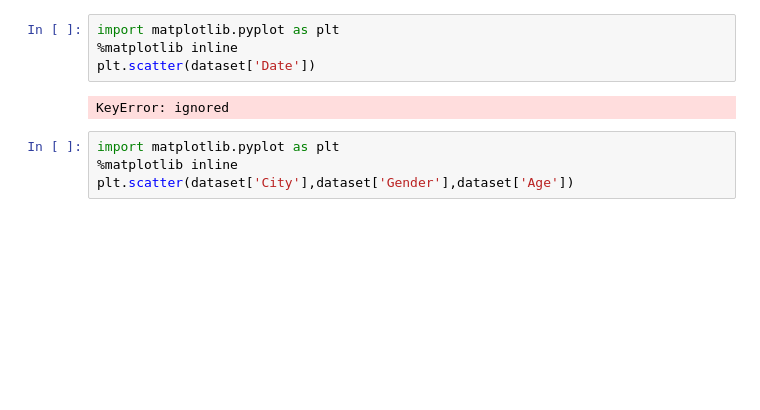
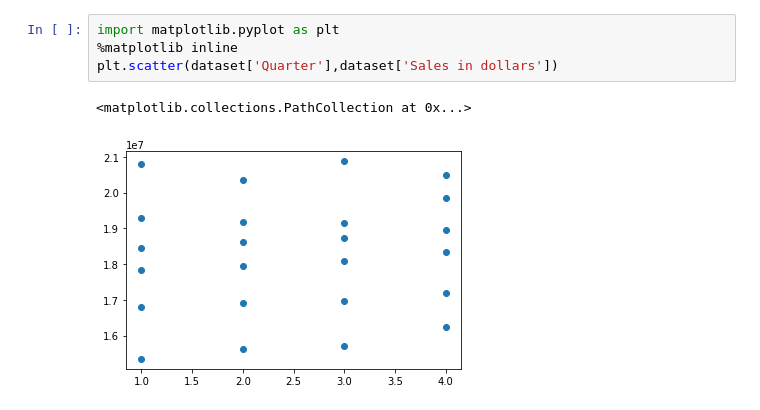
Before and after one commit to LiaDahlia/UTS-Machine-Learning, a Jupyter notebook: UTS_Machine_Learning_01.ipynb, the cells around one changed output. Drawn from its saved outputs; the diff is of its cells as text; blank space fills up the shorter version.

```diff
--- a/UTS_Machine_Learning_01.ipynb
+++ b/UTS_Machine_Learning_01.ipynb
@@ -32,10 +36,7 @@ dataset.head()
 # %%
 import matplotlib.pyplot as plt
 %matplotlib inline
-plt.scatter(dataset['Date'])
+plt.scatter(dataset['Quarter'],dataset['Sales in dollars'])
 # %% [output]
-KeyError: ignored
+<matplotlib.collections.PathCollection at 0x...>
+[figure, added]
-# %%
-import matplotlib.pyplot as plt
-%matplotlib inline
-plt.scatter(dataset['City'],dataset['Gender'],dataset['Age'])
```
Also changed, not shown: parts of 24 cells of this notebook.
